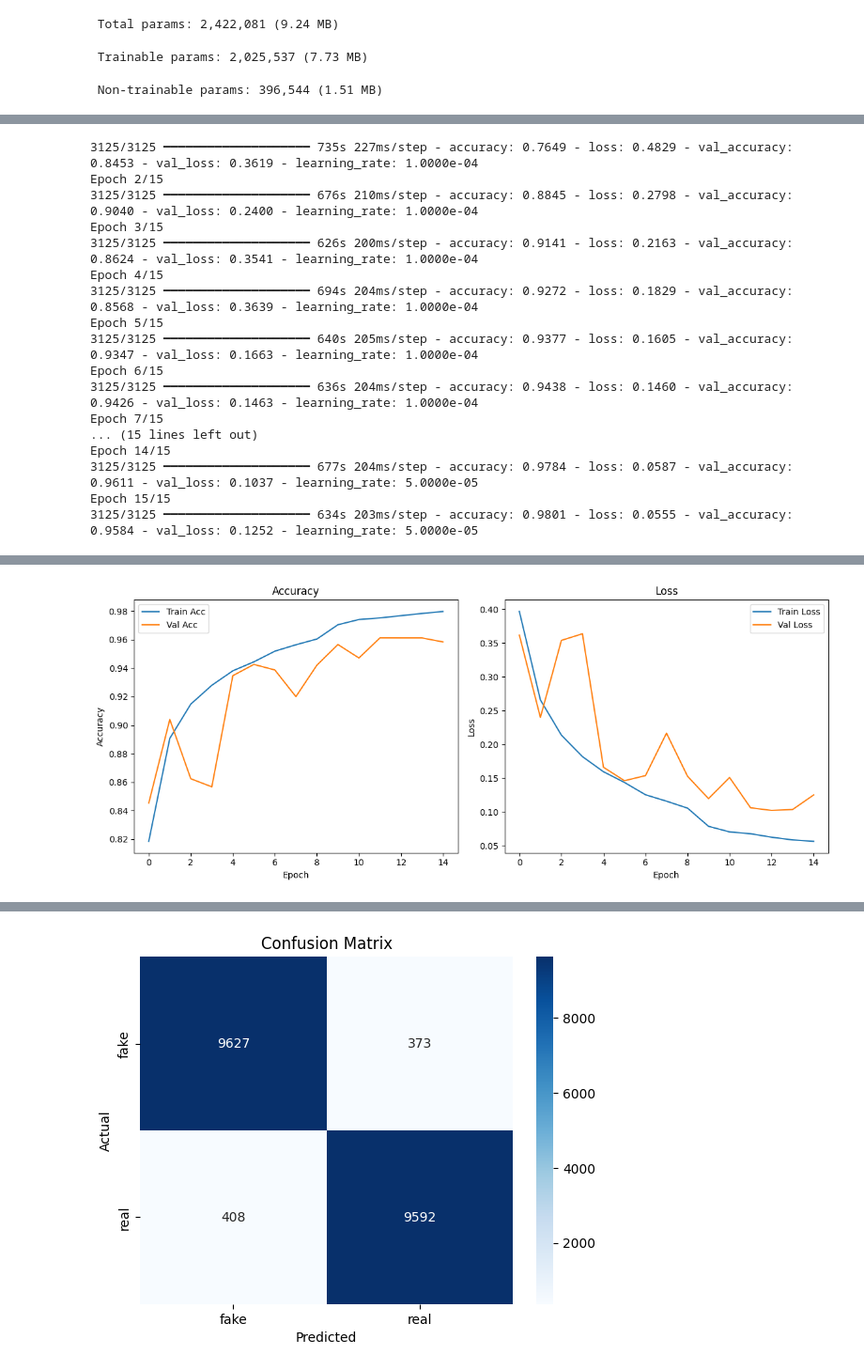
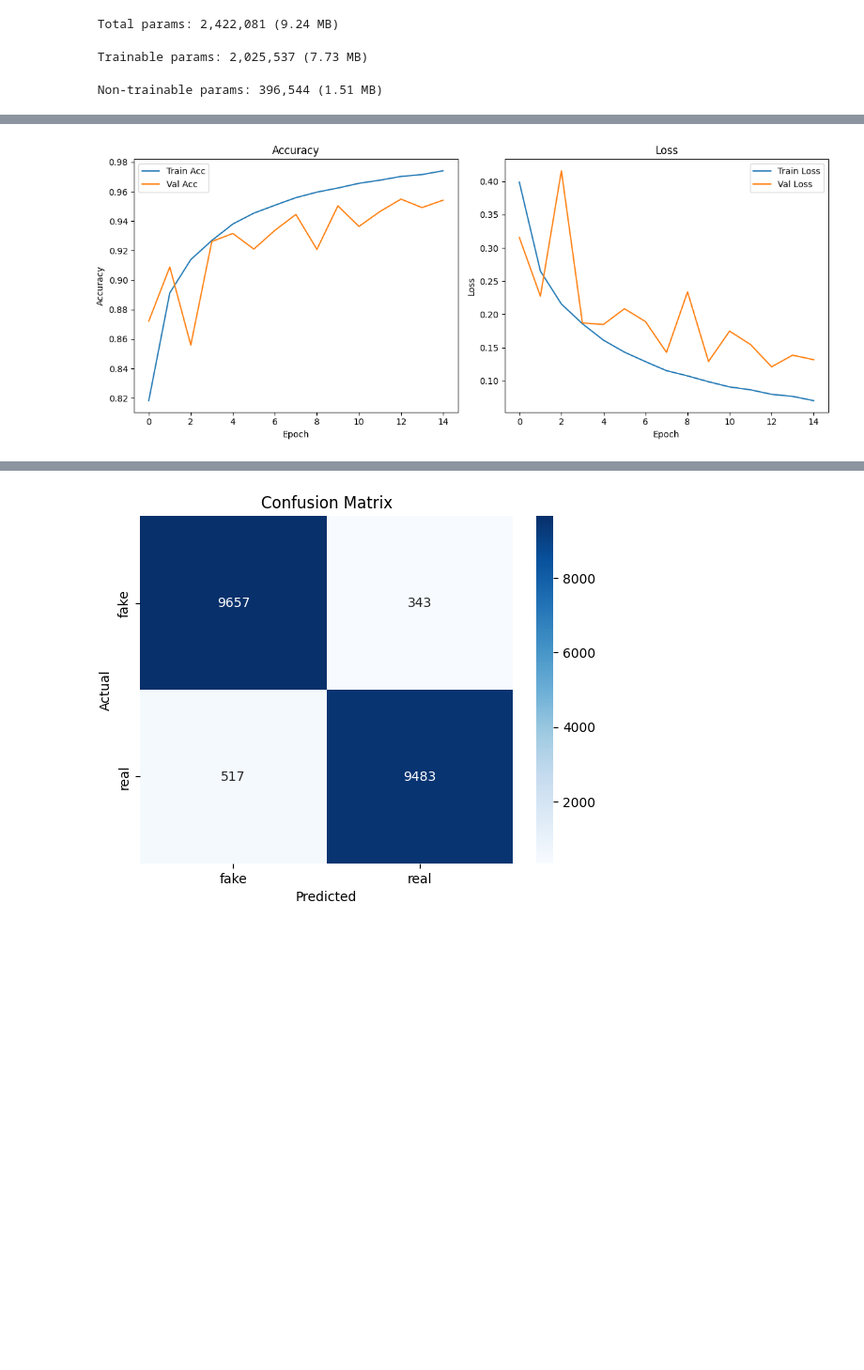
Before and after one commit to ishan1904/deep-fake-detector, a Jupyter notebook: train.ipynb, the cells around one changed output, grey strips where cells are left out. Shown: that part at 94% size. Cells and saved outputs as stored; diff of their text form; code cells hidden in the pictures; blank space fills up the shorter version.

Commit message:
Retrained model with full dataset on Colab and saved to Drive

```diff
--- a/train.ipynb
+++ b/train.ipynb
@@ -44,7 +31,7 @@ datagen = ImageDataGenerator(
 
 #load training data
 train_generator = datagen.flow_from_directory(
-    "/content/data/real_vs_fake/real-vs-fake/train",
+    "/content/real_fake_faces/real_vs_fake/real-vs-fake/train",
     target_size=(IMG_SIZE, IMG_SIZE),
     batch_size=BATCH_SIZE,
     class_mode='binary'
@@ -52,7 +39,7 @@ train_generator = datagen.flow_from_directory(
 
 # Load validation data
 val_generator = datagen.flow_from_directory(
-    '/content/data/real_vs_fake/real-vs-fake/valid',
+    '/content/real_fake_faces/real_vs_fake/real-vs-fake/valid',
     target_size=(IMG_SIZE, IMG_SIZE),
     batch_size=BATCH_SIZE,
     class_mode='binary'
@@ -60,7 +47,7 @@ val_generator = datagen.flow_from_directory(
 
 # Load test data
 test_generator = datagen.flow_from_directory(
-    '/content/data/real_vs_fake/real-vs-fake/test',
+    '/content/real_fake_faces/real_vs_fake/real-vs-fake/test',
     target_size=(IMG_SIZE, IMG_SIZE),
     batch_size=BATCH_SIZE,
     class_mode='binary',
@@ -73,56 +60,12 @@ print("Train batches:", len(train_generator))
 print("Validation batches:", len(val_generator))
 print("Test batches:", len(test_generator))
 
-#Build CNN
-
-# model = Sequential([
-#        # Input layer
-#     Input(shape=(IMG_SIZE, IMG_SIZE, 3)),
-
-#     # Conv Block 1
-#     Conv2D(32, (3, 3), activation="relu"),
-#     BatchNormalization(),                      # Stabilize learning
-#     MaxPooling2D(2, 2),
-
-#     # Conv Block 2
-#     Conv2D(64, (3, 3), activation="relu"),
-#     BatchNormalization(),
-#     MaxPooling2D(2, 2),
-
-#     # Conv Block 3 - NEW: more abstraction
-#     Conv2D(128, (3, 3), activation="relu"),
-#     BatchNormalization(),
-#     MaxPooling2D(2, 2),
-
-#     # Flatten to feed into dense layers
-#     Flatten(),
-
-#     # Dense Block
-#     Dense(128, activation='relu'),
-#     Dropout(0.5),                              # Still good to keep this
-
-#     # Dense(64, activation='relu'),              # NEW: additional dense layer
-#     # Dropout(0.3),                              # Slightly lower dropout
-
-#     # Output layer
-#     Dense(1, activation='sigmoid')             # Binary classification
-# ])
-
-# # Compile the model
-# model.compile(
-#     optimizer=Adam(learning_rate=1e-4),
-#     loss='binary_crossentropy',
-#     metrics=['accuracy']
-# )
-
-
-# # Summary of the model architecture
-# model.summary()
 
 labels = train_generator.classes
 class_weights =  compute_class_weight('balanced', classes=np.unique(labels), y=labels)
 class_weights= dict(enumerate(class_weights))
-# Load the MobileNetV2 base (excluding top dense layers)
+
+# Load the MobileNetV2 base
 base_model = MobileNetV2(
     input_shape=(IMG_SIZE, IMG_SIZE, 3),
     include_top=False,
@@ -150,13 +93,14 @@ model.summary()
 
 
 EPOCHS = 15
+MODEL_PATH = "/content/drive/MyDrive/deepfake_detector.keras"
 
 checkpoint_cb = ModelCheckpoint(
-    "best_model.keras",
+    filepath=MODEL_PATH,
     monitor="val_accuracy",
     save_best_only=True,
-    mode="max"
-)
+    mode="max")
+
 early_stop = EarlyStopping(monitor='val_accuracy', patience=7, restore_best_weights=True)
 
 lr_scheduler = ReduceLROnPlateau(
@@ -244,17 +200,0 @@ Epoch 1/15
-3125/3125 ━━━━━━━━━━━━━━━━━━━━ 735s 227ms/step - accuracy: 0.7649 - loss: 0.4829 - val_accuracy: 0.8453 - val_loss: 0.3619 - learning_rate: 1.0000e-04
-Epoch 2/15
-3125/3125 ━━━━━━━━━━━━━━━━━━━━ 676s 210ms/step - accuracy: 0.8845 - loss: 0.2798 - val_accuracy: 0.9040 - val_loss: 0.2400 - learning_rate: 1.0000e-04
-Epoch 3/15
-3125/3125 ━━━━━━━━━━━━━━━━━━━━ 626s 200ms/step - accuracy: 0.9141 - loss: 0.2163 - val_accuracy: 0.8624 - val_loss: 0.3541 - learning_rate: 1.0000e-04
-Epoch 4/15
-3125/3125 ━━━━━━━━━━━━━━━━━━━━ 694s 204ms/step - accuracy: 0.9272 - loss: 0.1829 - val_accuracy: 0.8568 - val_loss: 0.3639 - learning_rate: 1.0000e-04
-Epoch 5/15
-3125/3125 ━━━━━━━━━━━━━━━━━━━━ 640s 205ms/step - accuracy: 0.9377 - loss: 0.1605 - val_accuracy: 0.9347 - val_loss: 0.1663 - learning_rate: 1.0000e-04
-Epoch 6/15
-3125/3125 ━━━━━━━━━━━━━━━━━━━━ 636s 204ms/step - accuracy: 0.9438 - loss: 0.1460 - val_accuracy: 0.9426 - val_loss: 0.1463 - learning_rate: 1.0000e-04
-Epoch 7/15
-... (15 lines left out)
-Epoch 14/15
-3125/3125 ━━━━━━━━━━━━━━━━━━━━ 677s 204ms/step - accuracy: 0.9784 - loss: 0.0587 - val_accuracy: 0.9611 - val_loss: 0.1037 - learning_rate: 5.0000e-05
-Epoch 15/15
-3125/3125 ━━━━━━━━━━━━━━━━━━━━ 634s 203ms/step - accuracy: 0.9801 - loss: 0.0555 - val_accuracy: 0.9584 - val_loss: 0.1252 - learning_rate: 5.0000e-05
@@ -265,4 +201,4 @@ Model saved at: deepfake_detector.keras
-[figure, old version]
+[figure, new version]
 # %%
 test_loss, test_accuracy = model.evaluate(test_generator)
 print(f"Test Accuracy: {test_accuracy:.4f}")
```
Also changed, not shown: parts of 7 cells of this notebook.
